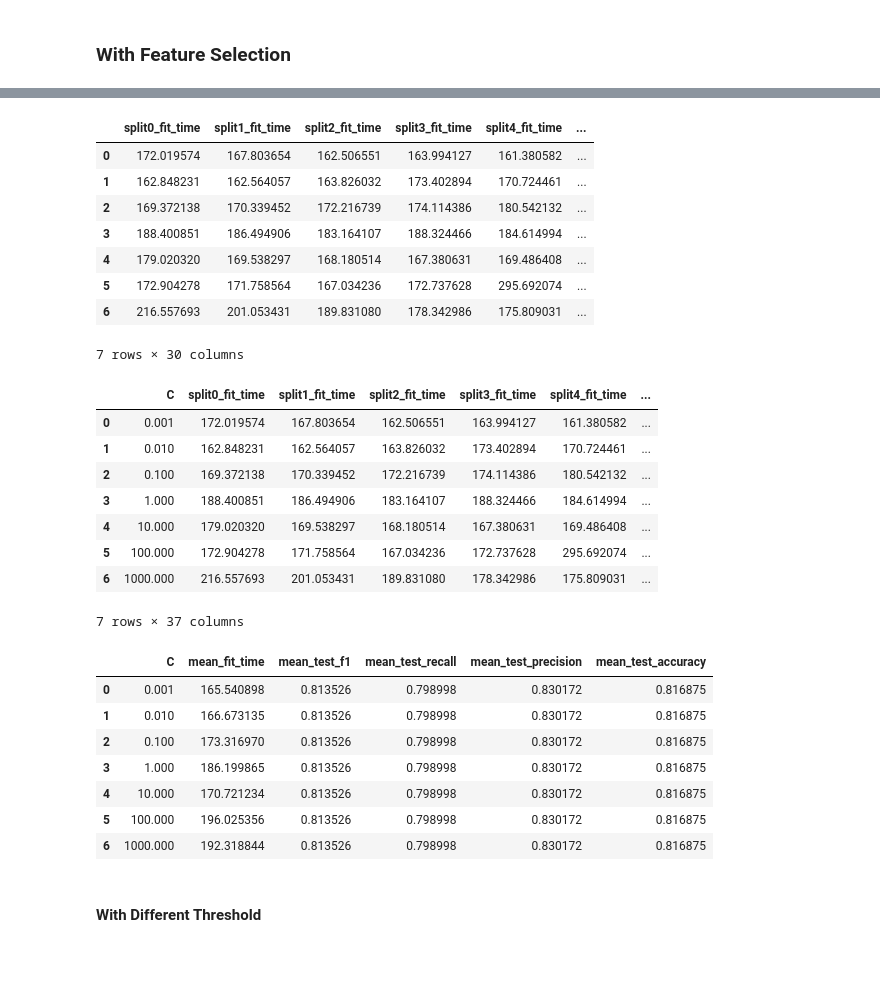
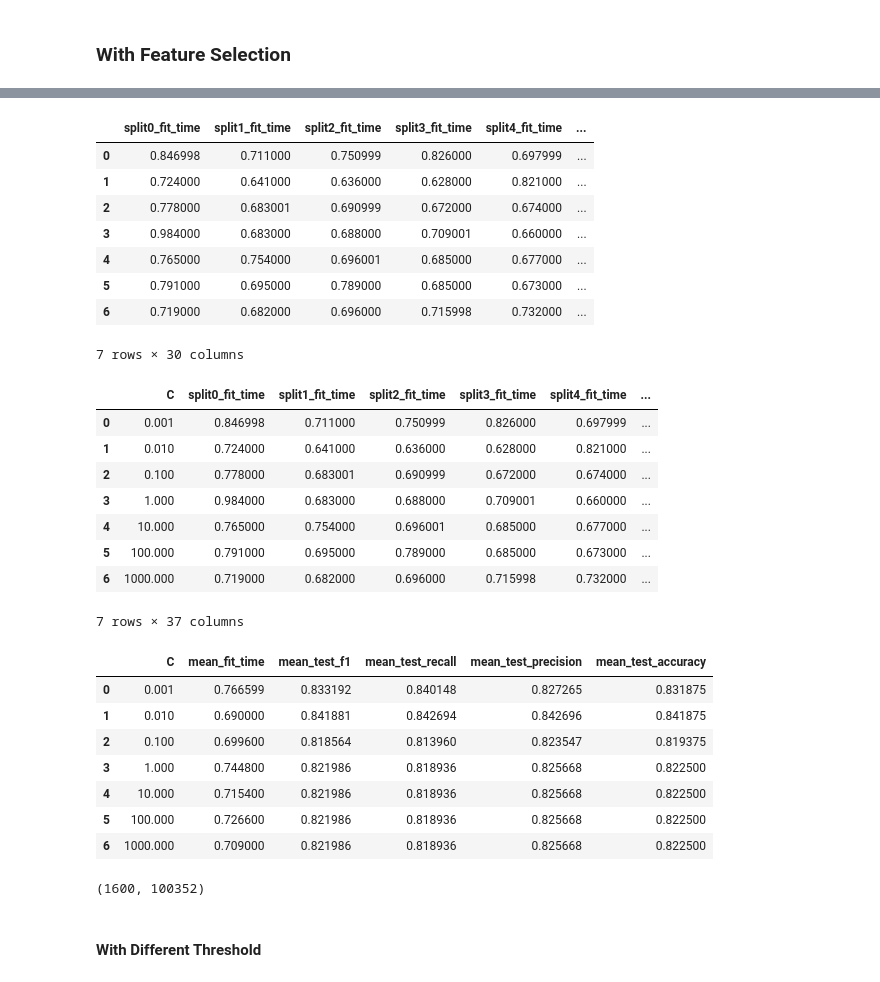
Before and after one commit to zeerafle/oil-palm-stem, a Jupyter notebook: skripsi.ipynb, the cells around one changed output, grey strips where cells are left out. Cells and saved outputs as stored; diff of their text form; code cells hidden in the pictures.

```diff
--- a/skripsi.ipynb
+++ b/skripsi.ipynb
@@ -17,7 +17,7 @@ import matplotlib.pyplot as plt
 
 import joblib
 # %%
-df = pd.read_parquet('data/orig_img_feature.parquet')
+df = pd.read_parquet('data/resnet50_img_feature_224_globalavgpool.parquet')
 # %%
 file_name = df.pop('file_name')
 label = df.pop('is_infected')
@@ -74,13 +74,13 @@ cv_results_df = pd.DataFrame(results_array,
 cv_results_df
 # %% [output]
 |  | split0_fit_time | split1_fit_time | split2_fit_time | split3_fit_time | split4_fit_time | ... |
-| 0 | 172.019574 | 167.803654 | 162.506551 | 163.994127 | 161.380582 | ... |
-| 1 | 162.848231 | 162.564057 | 163.826032 | 173.402894 | 170.724461 | ... |
-| 2 | 169.372138 | 170.339452 | 172.216739 | 174.114386 | 180.542132 | ... |
-| 3 | 188.400851 | 186.494906 | 183.164107 | 188.324466 | 184.614994 | ... |
-| 4 | 179.020320 | 169.538297 | 168.180514 | 167.380631 | 169.486408 | ... |
-| 5 | 172.904278 | 171.758564 | 167.034236 | 172.737628 | 295.692074 | ... |
-| 6 | 216.557693 | 201.053431 | 189.831080 | 178.342986 | 175.809031 | ... |
+| 0 | 0.846998 | 0.711000 | 0.750999 | 0.826000 | 0.697999 | ... |
+| 1 | 0.724000 | 0.641000 | 0.636000 | 0.628000 | 0.821000 | ... |
+| 2 | 0.778000 | 0.683001 | 0.690999 | 0.672000 | 0.674000 | ... |
+| 3 | 0.984000 | 0.683000 | 0.688000 | 0.709001 | 0.660000 | ... |
+| 4 | 0.765000 | 0.754000 | 0.696001 | 0.685000 | 0.677000 | ... |
+| 5 | 0.791000 | 0.695000 | 0.789000 | 0.685000 | 0.673000 | ... |
+| 6 | 0.719000 | 0.682000 | 0.696000 | 0.715998 | 0.732000 | ... |
 7 rows × 30 columns
 # %%
 cv_results_df.insert(0, 'C', svc_C)
@@ -93,26 +93,30 @@ cv_results_df['mean_test_accuracy'] = cv_results_df[['split0_test_accuracy', 'sp
 cv_results_df
 # %% [output]
 |  | C | split0_fit_time | split1_fit_time | split2_fit_time | split3_fit_time | split4_fit_time | ... |
-| 0 | 0.001 | 172.019574 | 167.803654 | 162.506551 | 163.994127 | 161.380582 | ... |
-| 1 | 0.010 | 162.848231 | 162.564057 | 163.826032 | 173.402894 | 170.724461 | ... |
-| 2 | 0.100 | 169.372138 | 170.339452 | 172.216739 | 174.114386 | 180.542132 | ... |
-| 3 | 1.000 | 188.400851 | 186.494906 | 183.164107 | 188.324466 | 184.614994 | ... |
-| 4 | 10.000 | 179.020320 | 169.538297 | 168.180514 | 167.380631 | 169.486408 | ... |
-| 5 | 100.000 | 172.904278 | 171.758564 | 167.034236 | 172.737628 | 295.692074 | ... |
-| 6 | 1000.000 | 216.557693 | 201.053431 | 189.831080 | 178.342986 | 175.809031 | ... |
+| 0 | 0.001 | 0.846998 | 0.711000 | 0.750999 | 0.826000 | 0.697999 | ... |
+| 1 | 0.010 | 0.724000 | 0.641000 | 0.636000 | 0.628000 | 0.821000 | ... |
+| 2 | 0.100 | 0.778000 | 0.683001 | 0.690999 | 0.672000 | 0.674000 | ... |
+| 3 | 1.000 | 0.984000 | 0.683000 | 0.688000 | 0.709001 | 0.660000 | ... |
+| 4 | 10.000 | 0.765000 | 0.754000 | 0.696001 | 0.685000 | 0.677000 | ... |
+| 5 | 100.000 | 0.791000 | 0.695000 | 0.789000 | 0.685000 | 0.673000 | ... |
+| 6 | 1000.000 | 0.719000 | 0.682000 | 0.696000 | 0.715998 | 0.732000 | ... |
 7 rows × 37 columns
 # %%
-cv_results_df.to_csv(r'result\cv_results_fs.tsv', sep='\t', index=False)
+cv_results_df.to_csv(r'result\cv_results_fs_224_globalavgpool.tsv', sep='\t', index=False)
 cv_results_df[['C', 'mean_fit_time', 'mean_test_f1', 'mean_test_recall', 'mean_test_precision', 'mean_test_accuracy']]
 # %% [output]
 |  | C | mean_fit_time | mean_test_f1 | mean_test_recall | mean_test_precision | mean_test_accuracy |
-| 0 | 0.001 | 165.540898 | 0.813526 | 0.798998 | 0.830172 | 0.816875 |
-| 1 | 0.010 | 166.673135 | 0.813526 | 0.798998 | 0.830172 | 0.816875 |
-| 2 | 0.100 | 173.316970 | 0.813526 | 0.798998 | 0.830172 | 0.816875 |
-| 3 | 1.000 | 186.199865 | 0.813526 | 0.798998 | 0.830172 | 0.816875 |
-| 4 | 10.000 | 170.721234 | 0.813526 | 0.798998 | 0.830172 | 0.816875 |
-| 5 | 100.000 | 196.025356 | 0.813526 | 0.798998 | 0.830172 | 0.816875 |
-| 6 | 1000.000 | 192.318844 | 0.813526 | 0.798998 | 0.830172 | 0.816875 |
+| 0 | 0.001 | 0.766599 | 0.833192 | 0.840148 | 0.827265 | 0.831875 |
+| 1 | 0.010 | 0.690000 | 0.841881 | 0.842694 | 0.842696 | 0.841875 |
+| 2 | 0.100 | 0.699600 | 0.818564 | 0.813960 | 0.823547 | 0.819375 |
+| 3 | 1.000 | 0.744800 | 0.821986 | 0.818936 | 0.825668 | 0.822500 |
+| 4 | 10.000 | 0.715400 | 0.821986 | 0.818936 | 0.825668 | 0.822500 |
+| 5 | 100.000 | 0.726600 | 0.821986 | 0.818936 | 0.825668 | 0.822500 |
+| 6 | 1000.000 | 0.709000 | 0.821986 | 0.818936 | 0.825668 | 0.822500 |
+# %%
+X_train.shape
+# %% [output]
+(1600, 100352)
 # %% [markdown]
 #### With Different Threshold
 # %%
```
Also changed, not shown: parts of 15 cells of this notebook, 6 other files.
